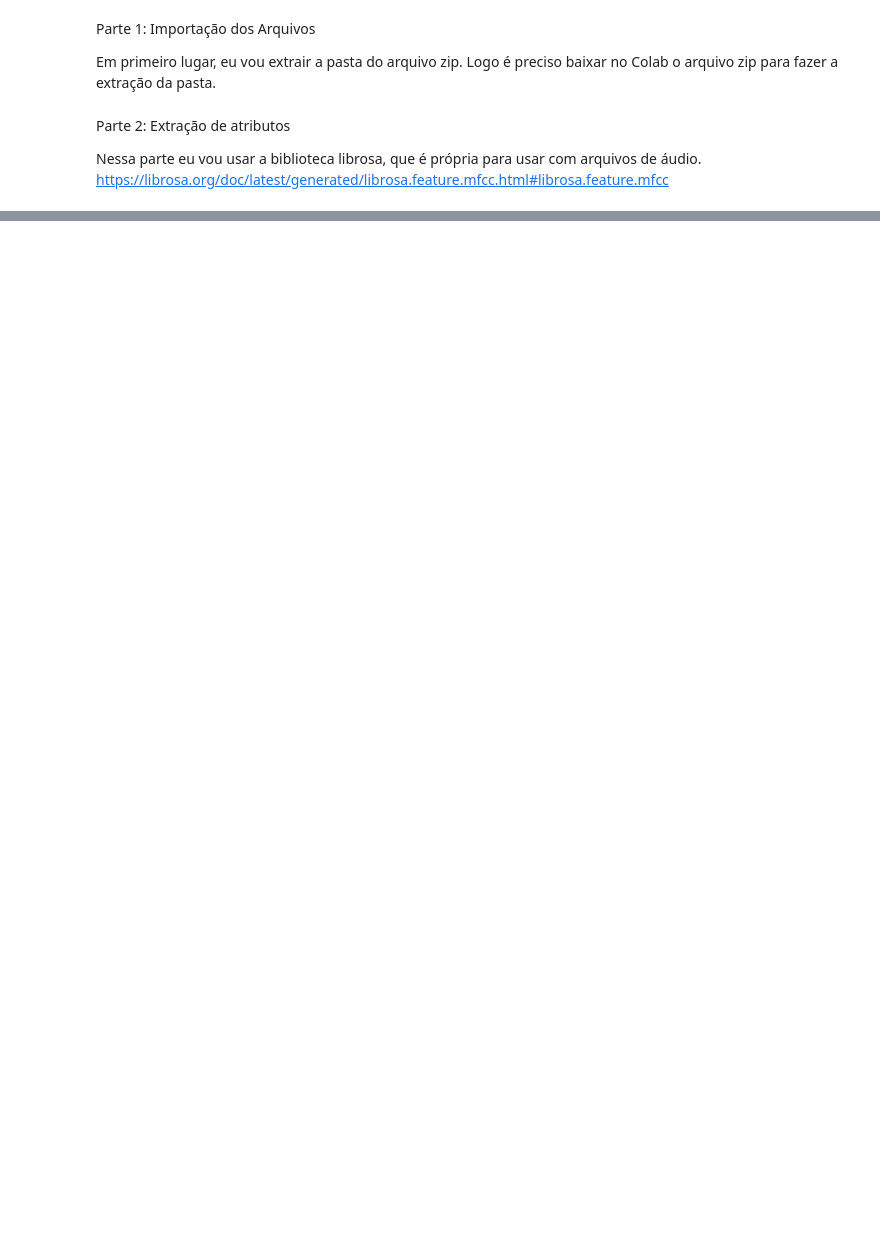
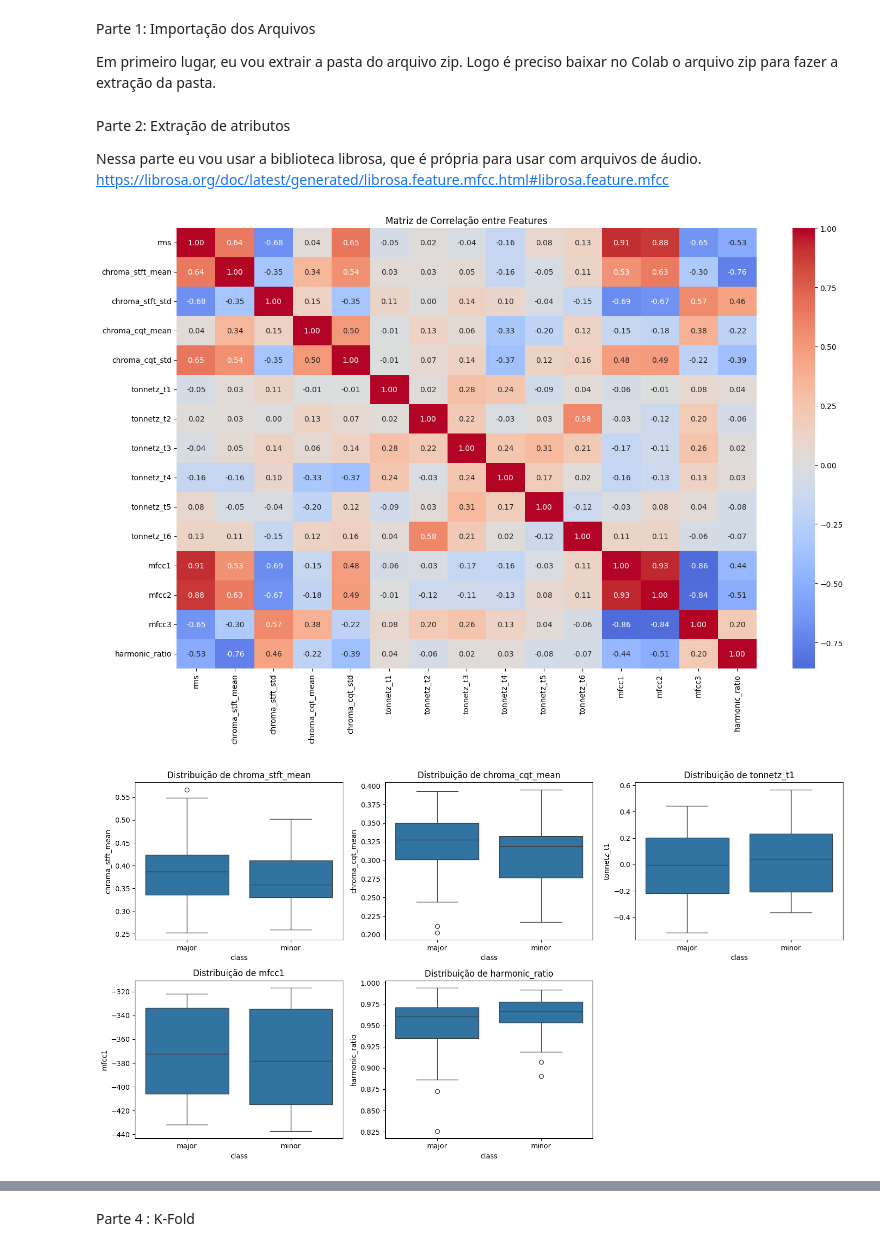
Before and after one commit to maelsilvatt/Acordes-Maiores-e-Menores-KNN, a Jupyter notebook: Acordes.ipynb, the cells around one changed output, grey strips where cells are left out. Drawn from its saved outputs; the diff is of its cells as text; code cells hidden in the pictures; blank space fills up the shorter version.

```diff
--- a/Acordes.ipynb
+++ b/Acordes.ipynb
@@ -85,0 +100,45 @@ for filepath in arquivos_audio:
+# %%
+# --- Análise Exploratória ---
+
+# 1. Matriz de Correlação entre Features
+plt.figure(figsize=(15, 10))
+corr = df.drop(['filename', 'class'], axis=1).corr()
+sns.heatmap(corr, annot=True, cmap='coolwarm', center=0, fmt='.2f')
+plt.title('Matriz de Correlação entre Features')
+plt.tight_layout()
+plt.show()
+
+# 2. Boxplots por Classe para Features Principais
+features_principais = ['chroma_stft_mean', 'chroma_cqt_mean', 'tonnetz_t1', 'mfcc1', 'harmonic_ratio']
+
+plt.figure(figsize=(15, 8))
+for i, feature in enumerate(features_principais, 1):
+    plt.subplot(2, 3, i)
+    sns.boxplot(x='class', y=feature, data=df)
+    plt.title(f'Distribuição de {feature}')
+plt.tight_layout()
+plt.show()
+
+# 3. Gráficos de Dispersão para Relacionamento entre Features
+plt.figure(figsize=(15, 10))
+
+# Chroma STFT vs Chroma CQT
+plt.subplot(2, 2, 1)
+sns.scatterplot(x='chroma_stft_mean', y='chroma_cqt_mean', hue='class', data=df, palette={'major': 'blue', 'minor': 'red'})
+plt.title('Chroma STFT vs Chroma CQT')
+
+# MFCC1 vs Harmonic Ratio
+plt.subplot(2, 2, 2)
+sns.scatterplot(x='mfcc1', y='harmonic_ratio', hue='class', data=df, palette={'major': 'blue', 'minor': 'red'})
+plt.title('MFCC1 vs Harmonic Ratio')
+
+# Tonnetz T1 vs T2
+plt.subplot(2, 2, 3)
+sns.scatterplot(x='tonnetz_t1', y='tonnetz_t2', hue='class', data=df, palette={'major': 'blue', 'minor': 'red'})
+plt.title('Tonnetz T1 vs T2')
+
+plt.tight_layout()
+plt.show()
+# %% [output]
+[figure, added]
+[figure, added]
@@ -85,0 +203,2 @@ for filepath in arquivos_audio:
+# %% [markdown]
+Parte 4 : K-Fold
```
Also changed, not shown: parts of 5 cells of this notebook, 1 other file.
